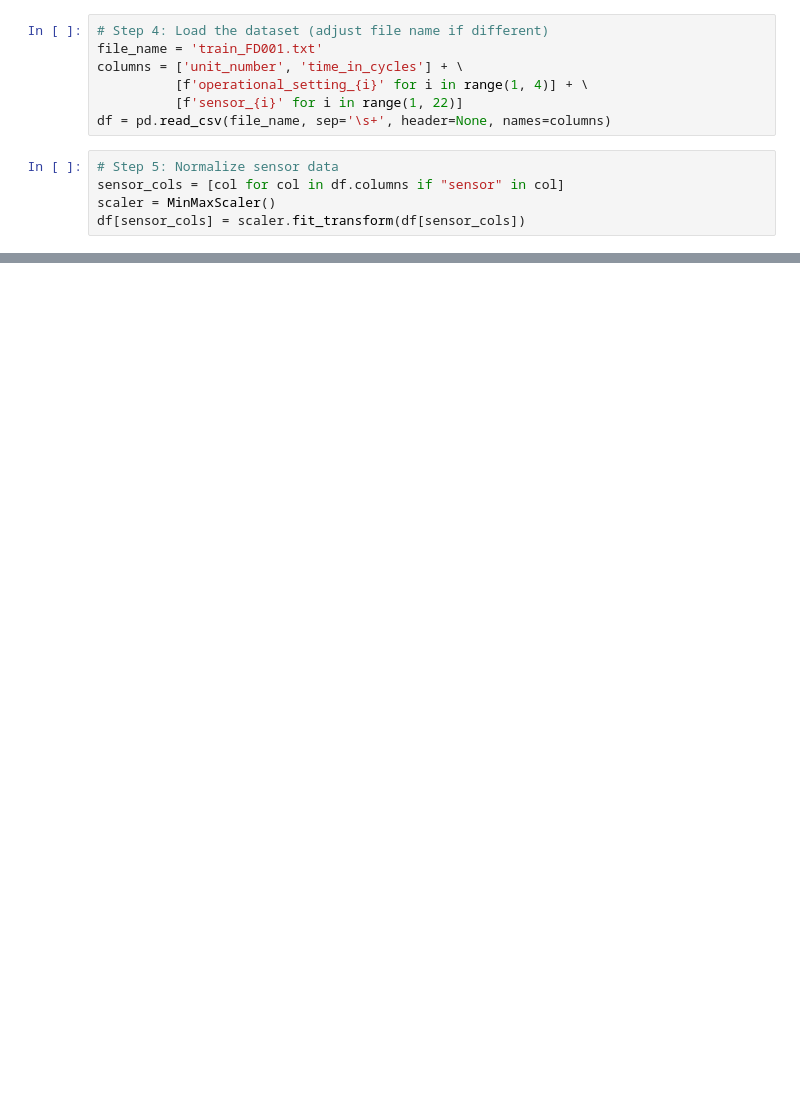
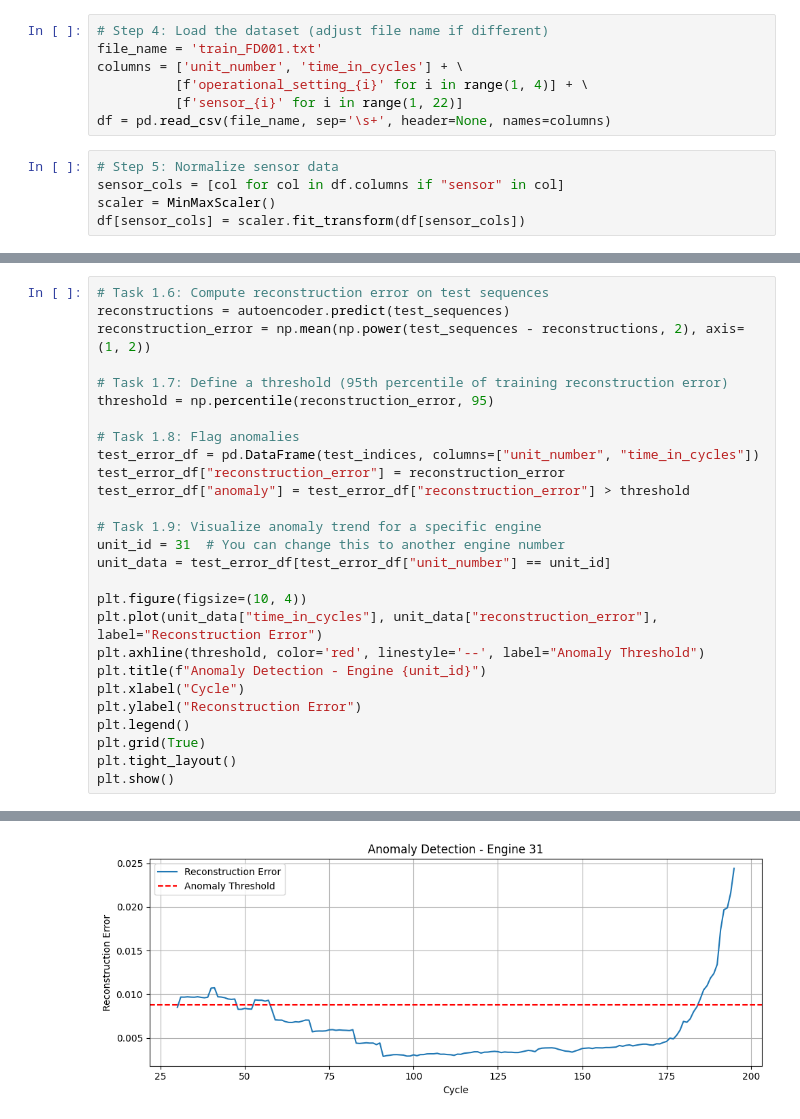
Before and after one commit to RAHULSKILLER/iNT_project, a Jupyter notebook: Anomaly_Detection_Colab_Notebook.ipynb, the cells around one changed output, grey strips where cells are left out. Cells and saved outputs as stored; diff of their text form; blank space fills up the shorter version.

```diff
--- a/Anomaly_Detection_Colab_Notebook.ipynb
+++ b/Anomaly_Detection_Colab_Notebook.ipynb
@@ -67,0 +213,28 @@ plt.show()
+# %%
+# Task 1.6: Compute reconstruction error on test sequences
+reconstructions = autoencoder.predict(test_sequences)
+reconstruction_error = np.mean(np.power(test_sequences - reconstructions, 2), axis=(1, 2))
+
+# Task 1.7: Define a threshold (95th percentile of training reconstruction error)
+threshold = np.percentile(reconstruction_error, 95)
+
+# Task 1.8: Flag anomalies
+test_error_df = pd.DataFrame(test_indices, columns=["unit_number", "time_in_cycles"])
+test_error_df["reconstruction_error"] = reconstruction_error
+test_error_df["anomaly"] = test_error_df["reconstruction_error"] > threshold
+
+# Task 1.9: Visualize anomaly trend for a specific engine
+unit_id = 31  # You can change this to another engine number
+unit_data = test_error_df[test_error_df["unit_number"] == unit_id]
+
+plt.figure(figsize=(10, 4))
+plt.plot(unit_data["time_in_cycles"], unit_data["reconstruction_error"], label="Reconstruction Error")
+plt.axhline(threshold, color='red', linestyle='--', label="Anomaly Threshold")
+plt.title(f"Anomaly Detection - Engine {unit_id}")
+plt.xlabel("Cycle")
+plt.ylabel("Reconstruction Error")
+plt.legend()
+plt.grid(True)
+plt.tight_layout()
+plt.show()
+# %% [output]
@@ -67,0 +242 @@ plt.show()
+[figure, added]
```
Also changed, not shown: parts of 10 cells of this notebook.
